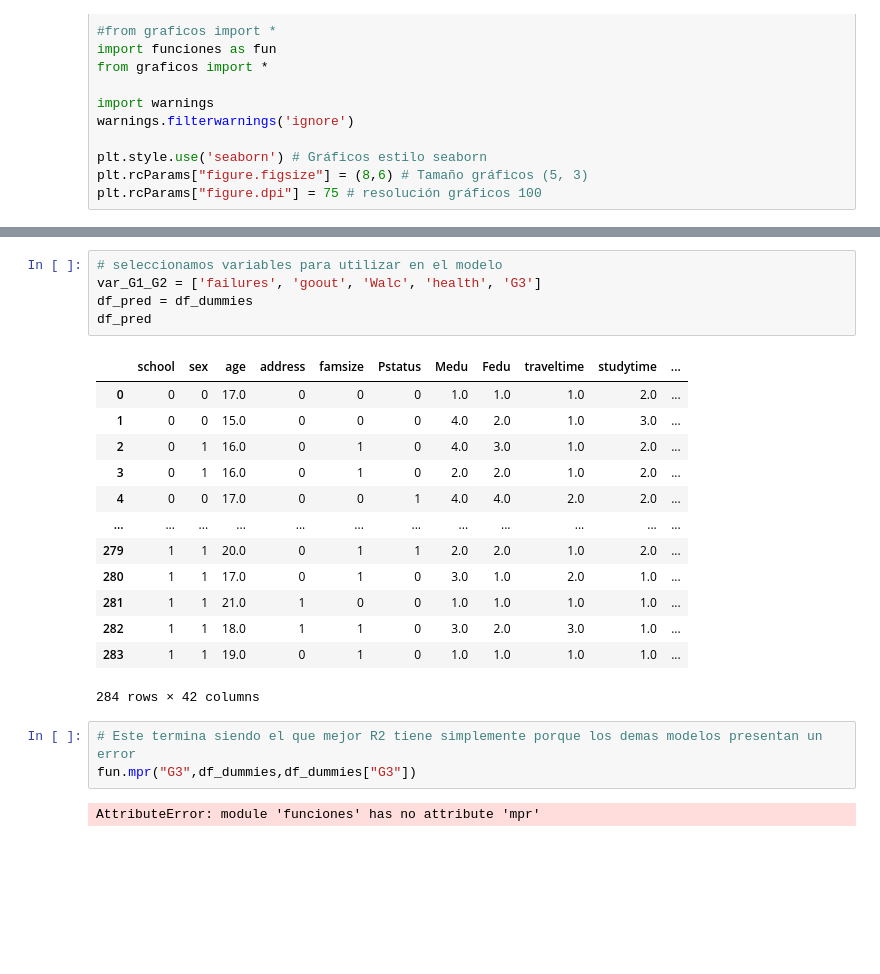
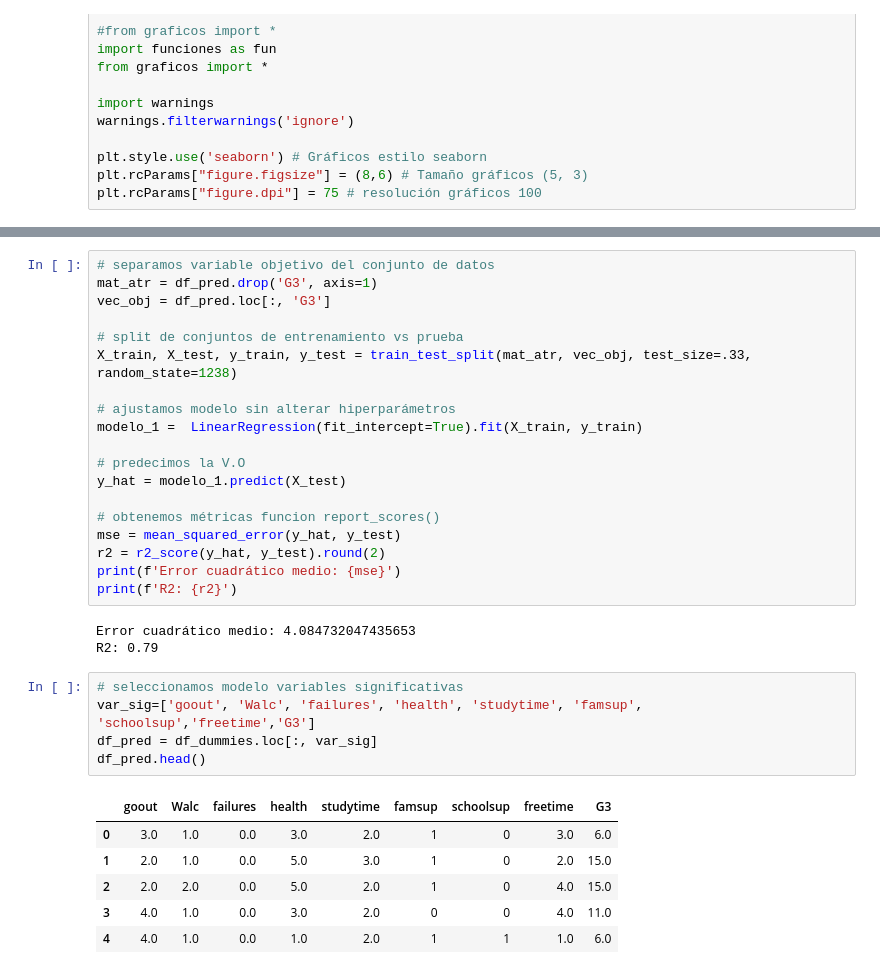
Before and after one commit to antosource/CursoDataScience, a Jupyter notebook: FundamentosDataScience/PruebaSalida/Hito4/Rendimiento escolar.ipynb, the cells around one changed output, grey strips where cells are left out. Drawn from its saved outputs; the diff is of its cells as text; blank space fills up the shorter version.

```diff
--- a/FundamentosDataScience/PruebaSalida/Hito4/Rendimiento escolar.ipynb
+++ b/FundamentosDataScience/PruebaSalida/Hito4/Rendimiento escolar.ipynb
@@ -49,25 +63,35 @@ df_dummies.head()
+# %%
+# separamos variable objetivo del conjunto de datos
+mat_atr = df_pred.drop('G3', axis=1)
+vec_obj = df_pred.loc[:, 'G3']
+
+# split de conjuntos de entrenamiento vs prueba
+X_train, X_test, y_train, y_test = train_test_split(mat_atr, vec_obj, test_size=.33, random_state=1238)
+
+# ajustamos modelo sin alterar hiperparámetros
+modelo_1 =  LinearRegression(fit_intercept=True).fit(X_train, y_train)
+
+# predecimos la V.O
+y_hat = modelo_1.predict(X_test)
+
+# obtenemos métricas funcion report_scores()
+mse = mean_squared_error(y_hat, y_test)
+r2 = r2_score(y_hat, y_test).round(2)
+print(f'Error cuadrático medio: {mse}')
+print(f'R2: {r2}')
+# %% [output]
+Error cuadrático medio: 4.084732047435653
+R2: 0.79
 # %%
-# seleccionamos variables para utilizar en el modelo
-var_G1_G2 = ['failures', 'goout', 'Walc', 'health', 'G3']
-df_pred = df_dummies
-df_pred
+# seleccionamos modelo variables significativas
+var_sig=['goout', 'Walc', 'failures', 'health', 'studytime', 'famsup', 'schoolsup','freetime','G3']
+df_pred = df_dummies.loc[:, var_sig]
+df_pred.head()
 # %% [output]
-|  | school | sex | age | address | famsize | Pstatus | Medu | Fedu | traveltime | studytime | ... |
-| 0 | 0 | 0 | 17.0 | 0 | 0 | 0 | 1.0 | 1.0 | 1.0 | 2.0 | ... |
-| 1 | 0 | 0 | 15.0 | 0 | 0 | 0 | 4.0 | 2.0 | 1.0 | 3.0 | ... |
-| 2 | 0 | 1 | 16.0 | 0 | 1 | 0 | 4.0 | 3.0 | 1.0 | 2.0 | ... |
-| 3 | 0 | 1 | 16.0 | 0 | 1 | 0 | 2.0 | 2.0 | 1.0 | 2.0 | ... |
-| 4 | 0 | 0 | 17.0 | 0 | 0 | 1 | 4.0 | 4.0 | 2.0 | 2.0 | ... |
-| ... | ... | ... | ... | ... | ... | ... | ... | ... | ... | ... | ... |
-| 279 | 1 | 1 | 20.0 | 0 | 1 | 1 | 2.0 | 2.0 | 1.0 | 2.0 | ... |
-| 280 | 1 | 1 | 17.0 | 0 | 1 | 0 | 3.0 | 1.0 | 2.0 | 1.0 | ... |
-| 281 | 1 | 1 | 21.0 | 1 | 0 | 0 | 1.0 | 1.0 | 1.0 | 1.0 | ... |
-| 282 | 1 | 1 | 18.0 | 1 | 1 | 0 | 3.0 | 2.0 | 3.0 | 1.0 | ... |
-| 283 | 1 | 1 | 19.0 | 0 | 1 | 0 | 1.0 | 1.0 | 1.0 | 1.0 | ... |
+|  | goout | Walc | failures | health | studytime | famsup | schoolsup | freetime | G3 |
+| 0 | 3.0 | 1.0 | 0.0 | 3.0 | 2.0 | 1 | 0 | 3.0 | 6.0 |
+| 1 | 2.0 | 1.0 | 0.0 | 5.0 | 3.0 | 1 | 0 | 2.0 | 15.0 |
+| 2 | 2.0 | 2.0 | 0.0 | 5.0 | 2.0 | 1 | 0 | 4.0 | 15.0 |
+| 3 | 4.0 | 1.0 | 0.0 | 3.0 | 2.0 | 0 | 0 | 4.0 | 11.0 |
+| 4 | 4.0 | 1.0 | 0.0 | 1.0 | 2.0 | 1 | 1 | 1.0 | 6.0 |
-284 rows × 42 columns
-# %%
-# Este termina siendo el que mejor R2 tiene simplemente porque los demas modelos presentan un error
-fun.mpr("G3",df_dummies,df_dummies["G3"])
-# %% [output]
-AttributeError: module 'funciones' has no attribute 'mpr'
 # %%
```
Also changed, not shown: parts of 6 cells of this notebook, 1 other file.
